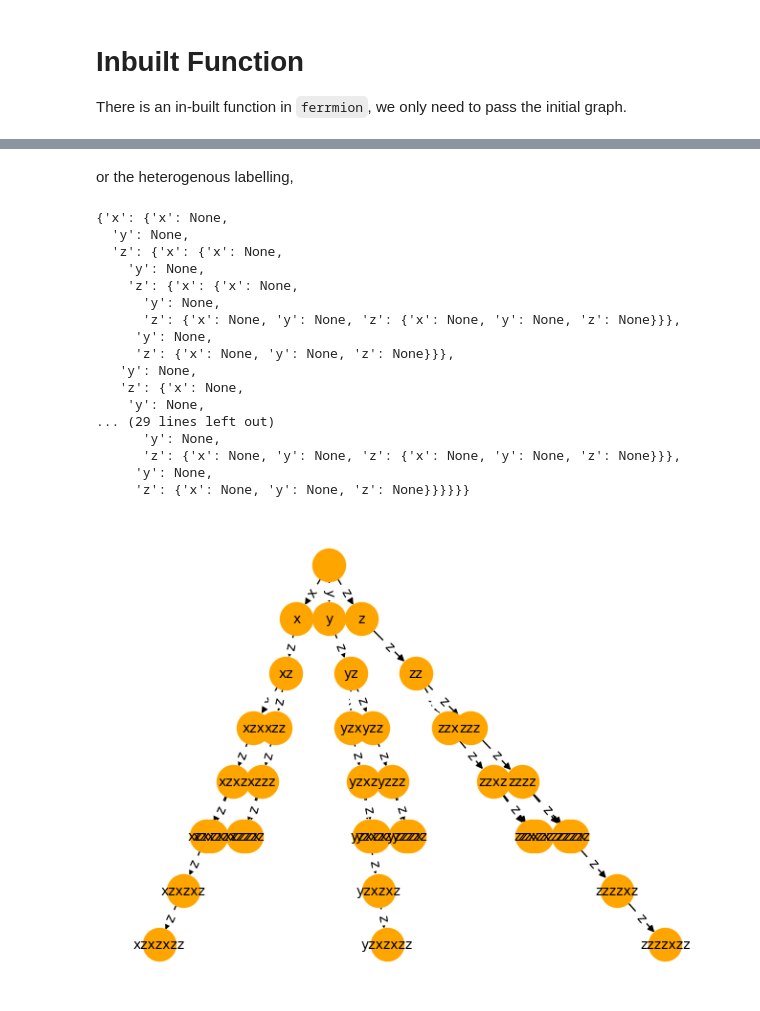
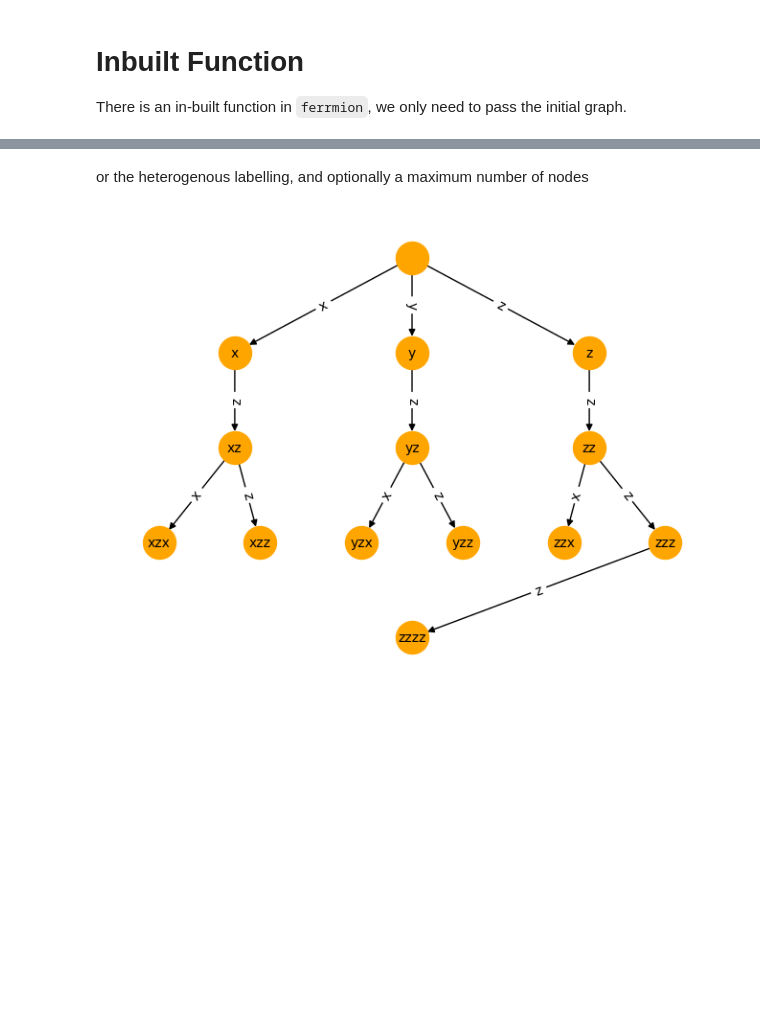
Before and after one commit to UCL-CCS/ferrmion, a Jupyter notebook: docs/source/notebooks/bonsai.ipynb, the cells around one changed output, grey strips where cells are left out. Cells and saved outputs as stored; diff of their text form; code cells hidden in the pictures; blank space fills up the shorter version.

Commit message:
Bonsai bugs (#83)
* allow any qubit labels in enumeration scheme

* bonsai for different devices

* remove excess bonsai notebook

```diff
--- a/docs/source/notebooks/bonsai.ipynb
+++ b/docs/source/notebooks/bonsai.ipynb
@@ -160,26 +164,7 @@ draw_tt(bonsai)
 # %% [markdown]
-or the heterogenous labelling,
+or the heterogenous labelling, and optionally a maximum number of nodes
 # %%
-bonsai= bonsai_algorithm(graph=graph, homogenous=False)
+bonsai= bonsai_algorithm(graph=graph, homogenous=False, max_nodes=14)
 draw_tt(bonsai)
-bonsai.string_pairs
-bonsai.as_dict()
 # %% [output]
-{'x': {'x': None,
-  'y': None,
-  'z': {'x': {'x': None,
-    'y': None,
-    'z': {'x': {'x': None,
-      'y': None,
-      'z': {'x': None, 'y': None, 'z': {'x': None, 'y': None, 'z': None}}},
-     'y': None,
-     'z': {'x': None, 'y': None, 'z': None}}},
-   'y': None,
-   'z': {'x': None,
-    'y': None,
-... (29 lines left out)
-      'y': None,
-      'z': {'x': None, 'y': None, 'z': {'x': None, 'y': None, 'z': None}}},
-     'y': None,
-     'z': {'x': None, 'y': None, 'z': None}}}}}}
-[figure, old version]
+[figure, new version]
```
Also changed, not shown: parts of 5 cells of this notebook, 12 other files.
